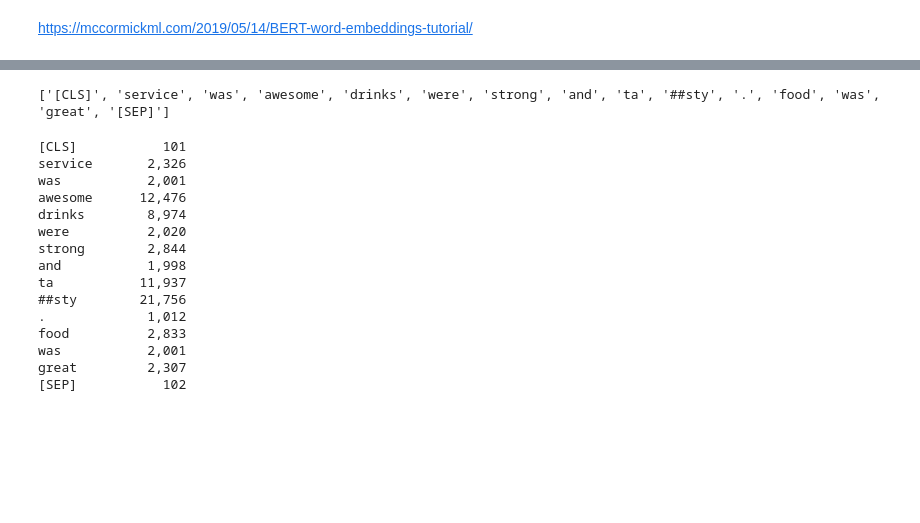
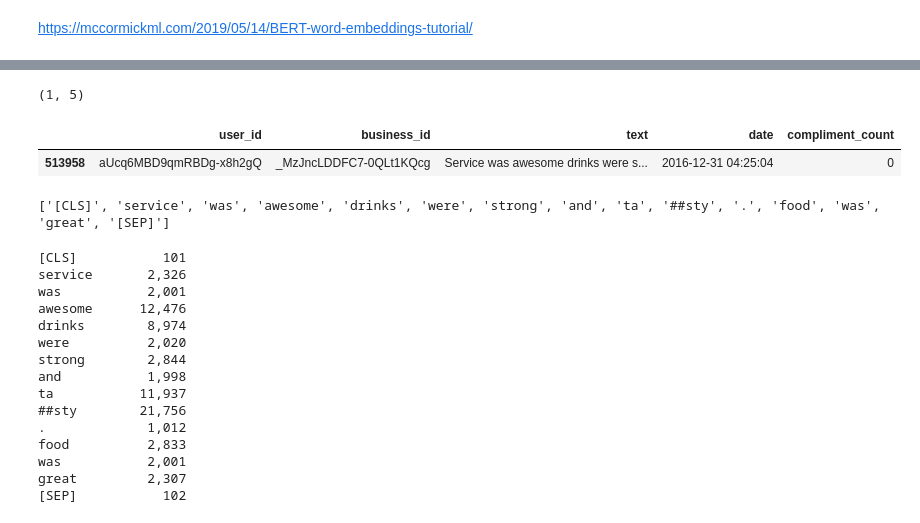
Before and after one commit to Nov05/yelp-dataset-challenge, a Jupyter notebook: notebooks/2019_12_10_BERT.ipynb, the cells around one changed output, grey strips where cells are left out. Drawn from its saved outputs; the diff is of its cells as text; code cells hidden in the pictures; blank space fills up the shorter version.

```diff
--- a/notebooks/2019_12_10_BERT.ipynb
+++ b/notebooks/2019_12_10_BERT.ipynb
@@ -40 +56,13 @@ df_tip.sample(3)
+# %%
+# locate the records containing "awesome", "strong" and "great"
+df_tmp = df_tip.dropna()[df_tip['text'].dropna().str\
+                        #  .contains("^(?=.*awesome)(?=.*strong)(?=.*great).+",
+                         .contains("service was awesome drinks were strong and tasty.",
+                                   flags=re.IGNORECASE, regex=True)]
+print(df_tmp.shape)
+df_tmp
+# %% [output]
+(1, 5)
+|  | user_id | business_id | text | date | compliment_count |
+| 513958 | aUcq6MBD9qmRBDg-x8h2gQ | _MzJncLDDFC7-0QLt1KQcg | Service was awesome drinks were s... | 2016-12-31 04:25:04 | 0 |
 # %%
```
Also changed, not shown: parts of 24 cells of this notebook.
